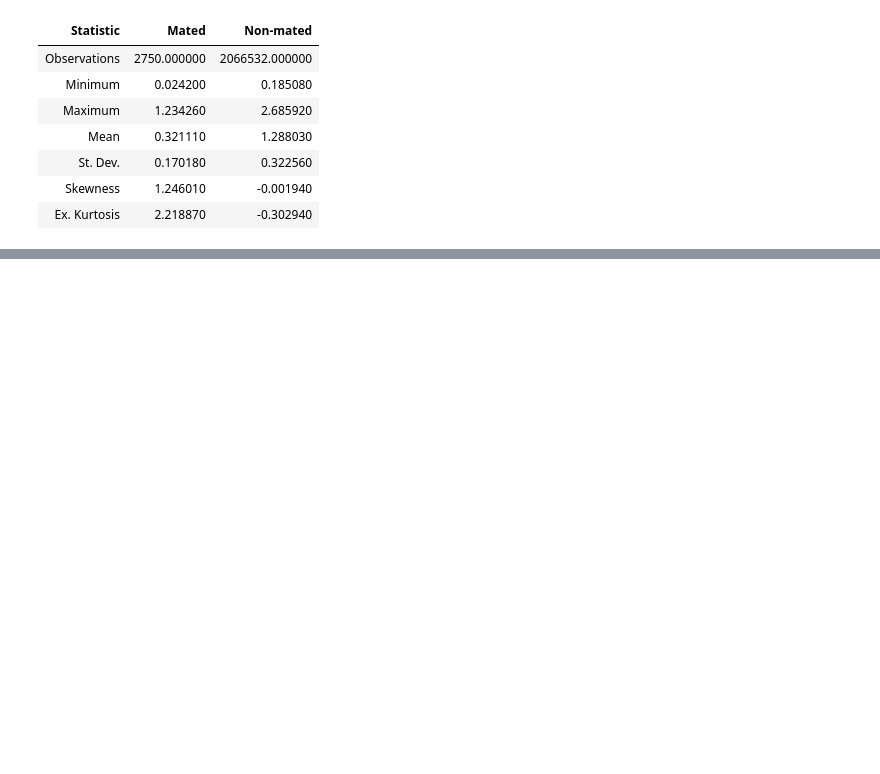
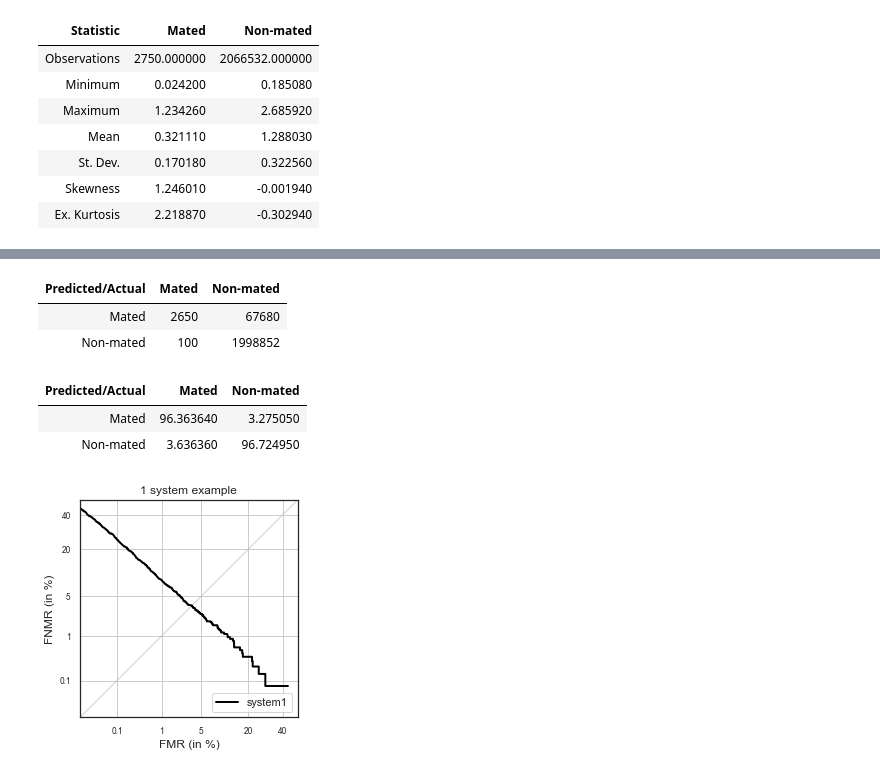
Before and after one commit to AlexAbades/Biometric-system, a Jupyter notebook: data-evaluation.ipynb, the cells around one changed output, grey strips where cells are left out. Drawn from its saved outputs; the diff is of its cells as text; code cells hidden in the pictures; blank space fills up the shorter version.

```diff
--- a/data-evaluation.ipynb
+++ b/data-evaluation.ipynb
@@ -65,0 +207,38 @@ stats_system1_df.round(round_digits).style.hide_index()
+# %%
+def get_confusion_matrix(mated_scores, nonmated_scores, scores_type, threshold, mode="percent"):
+    if scores_type == "similarity":
+        true_accepts_count = [score >= threshold for score in mated_scores].count(True)
+        true_rejects_count = [score < threshold for score in nonmated_scores].count(True)
+        false_accepts_count = [score >= threshold for score in nonmated_scores].count(True)
+        false_rejects_count = [score < threshold for score in mated_scores].count(True)
+    elif scores_type == "dissimilarity":
+        true_accepts_count = [score <= threshold for score in mated_scores].count(True)
+        true_rejects_count = [score > threshold for score in nonmated_scores].count(True)
+        false_accepts_count = [score <= threshold for score in nonmated_scores].count(True)
+        false_rejects_count = [score > threshold for score in mated_scores].count(True)
+    else:
+        raise ValueError(f"Unknown type of comparison scores: {scores_type}")
+    if mode == "count":
+        confusion_matrix_system_df = pd.DataFrame(np.array([["Mated", "Non-mated"], [true_accepts_count, false_rejects_count], [false_accepts_count, true_rejects_count]]).T, columns=["Predicted/Actual", "Mated", "Non-mated"])
+    elif mode == "percent":
+        mated_count = len(mated_scores)
+        nonmated_count = len(nonmated_scores)
+        true_accepts_percent = true_accepts_count / mated_count * 100
+        true_rejects_percent = true_rejects_count / nonmated_count * 100
+        false_accepts_percent = false_accepts_count / nonmated_count * 100
+        false_rejects_percent = false_rejects_count / mated_count * 100
+        confusion_matrix_system_df = pd.DataFrame(np.array([["Mated", "Non-mated"], [true_accepts_percent, false_rejects_percent], [false_accepts_percent, true_rejects_percent]]).T, columns=["Predicted/Actual", "Mated", "Non-mated"])
+    else:
+        raise ValueError("Wrong mode: {}".format(mode))
+    return confusion_matrix_system_df.astype({"Predicted/Actual": str, "Mated": float if mode == "percent" else int, "Non-mated": float if mode == "percent" else int})
+
+def style_confusion_matrix(confusion_matrix):
+    hex_color_green_fill = "#008000"
+    hex_color_red_shade = "#ffbfbf"
+    hex_color_green_shade = "#bfdfbf"
+    hex_color_red_fill = "#ff0000"
+    return confusion_matrix.style.applymap(lambda x: f'background-color: {hex_color_green_shade}', subset=pd.IndexSlice[[0], ['Mated']]).applymap(lambda x: f'background-color: {hex_color_red_fill}', subset=pd.IndexSlice[[0], ['Non-mated']]).applymap(lambda x: f'background-color: {hex_color_green_fill}', subset=pd.IndexSlice[[1], ['Mated']]).applymap(lambda x: f'background-color: {hex_color_red_shade}', subset=pd.IndexSlice[[1], ['Non-mated']]).hide_index()
+# %% [output]
+| Predicted/Actual | Mated | Non-mated |
+| Mated | 2650 | 67680 |
+| Non-mated | 100 | 1998852 |
@@ -65,0 +248,30 @@ stats_system1_df.round(round_digits).style.hide_index()
+# %%
+scores_type1 = 'dissimilarity'
+style_confusion_matrix(get_confusion_matrix(mated_scores1, nonmated_scores1, scores_type1, threshold1, mode="percent").round(round_digits))
+# %% [output]
+| Predicted/Actual | Mated | Non-mated |
+| Mated | 96.363640 | 3.275050 |
+| Non-mated | 3.636360 | 96.724950 |
+# %%
+def adjust_scores_for_DET(scores_array, scores_type):
+    scores_array = np.asarray(scores_array)
+    if scores_type == "similarity":
+        return scores_array
+    elif scores_type == "dissimilarity":
+        return -scores_array
+    else:
+        raise ValueError(f"Unknown type of comparison scores: {scores_type}")
+# %%
+det = DET(biometric_evaluation_type='algorithm', abbreviate_axes=True, plot_eer_line=True, plot_title="1 system example")
+det.x_limits = np.array([1e-4, .5])
+det.y_limits = np.array([1e-4, .5])
+det.x_ticks = np.array([1e-3, 1e-2, 5e-2, 20e-2, 40e-2])
+det.x_ticklabels = np.array(['0.1', '1', '5', '20', '40'])
+det.y_ticks = np.array([1e-3, 1e-2, 5e-2, 20e-2, 40e-2])
+det.y_ticklabels = np.array(['0.1', '1', '5', '20', '40'])
+det.create_figure()
+det.plot(tar=adjust_scores_for_DET(mated_scores1, scores_type1), non=adjust_scores_for_DET(nonmated_scores1, scores_type1), label=system_name1)
+det.legend_on()
+det.show()
+# %% [output]
+[figure, added]
```
Also changed, not shown: parts of 11 cells of this notebook, 56 other files.
